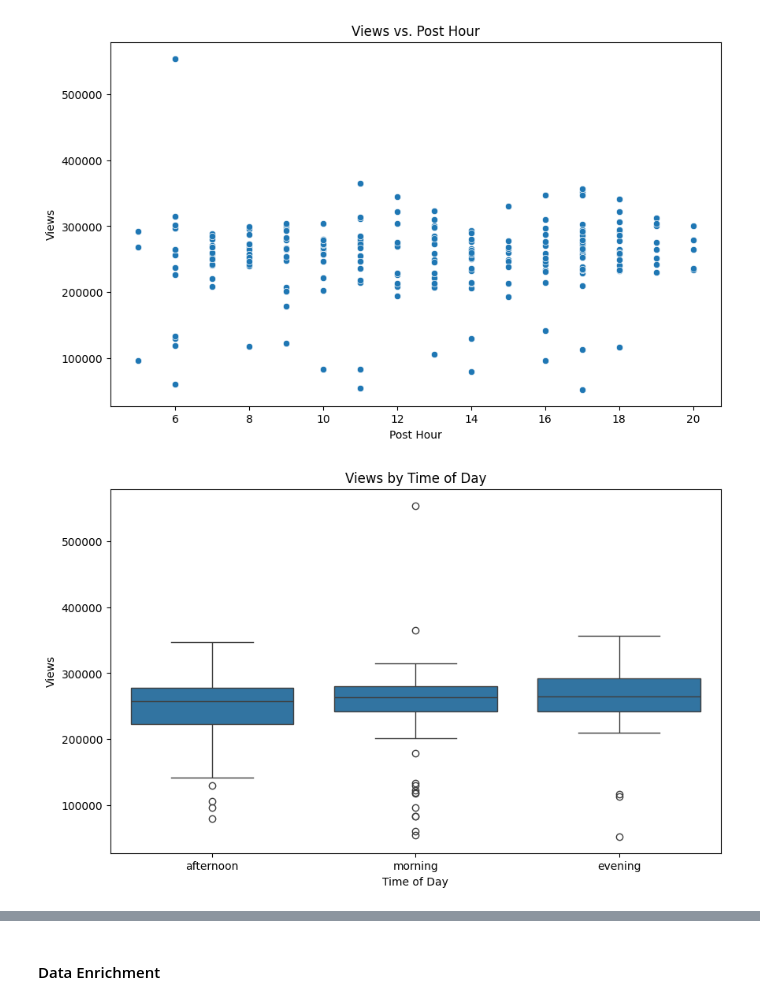
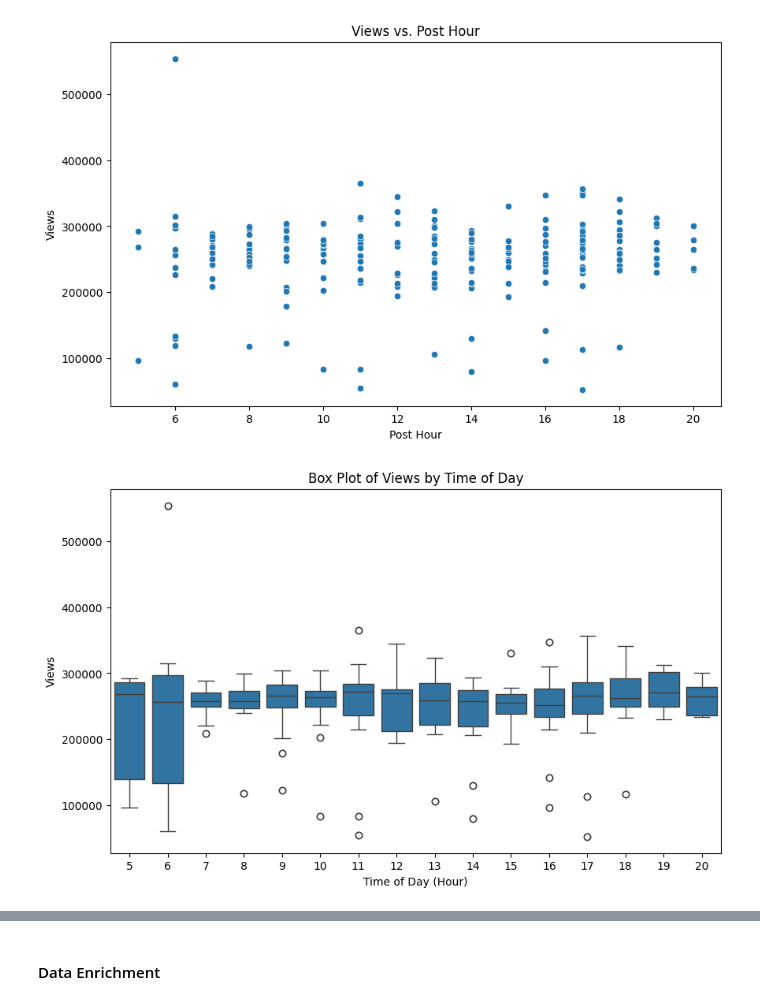
Before and after one commit to matidesalegn/Marketing-Analytics, a Jupyter notebook: notebooks/EDA.ipynb, the cells around one changed output, grey strips where cells are left out. Cells and saved outputs as stored; diff of their text form; code cells hidden in the pictures.

```diff
--- a/notebooks/EDA.ipynb
+++ b/notebooks/EDA.ipynb
@@ -39,17 +23,20 @@ Connection closed.
 db = PostgresConnection(dbname='bank', user='postgres', password='Mati@1993')
 db.connect()
 
-# Create SQL queries
-sql_query = """ SELECT * FROM public.telegram_post """
+# Create SQL queries for each table
+telegram_posts_sql_query = """ SELECT * FROM public.telegram_posts """
+google_play_reviews_sql_query = """ SELECT * FROM public.google_play_reviews """
+boa_telegram_channel_subscriber_sql_query = """ SELECT * FROM public.boa_telegram_channel_subscriber """
+google_play_downloads_sql_query = """ SELECT * FROM public.google_play_downloads """
 
-# Execute SQL query and load data into a Pandas DataFrame
-df = pd.read_sql_query(sql_query, db.conn)
+# Execute SQL queries and load data into Pandas DataFrames
+telegram_posts_df = pd.read_sql_query(telegram_posts_sql_query, db.conn)
+google_play_reviews_df = pd.read_sql_query(google_play_reviews_sql_query, db.conn)
+google_play_downloads_df = pd.read_sql_query(google_play_downloads_sql_query, db.conn)
+boa_telegram_channel_subscriber_df = pd.read_sql_query(boa_telegram_channel_subscriber_sql_query, db.conn)
 
 # Close the database connection
 db.close_connection()
-
-# Print the first few rows of the DataFrame
-print(df.head())
 # %% [output]
 Connected to PostgreSQL database!
 Connection closed.
@@ -254,15 +371,15 @@ plt.show()
 ### Bivariate Analysis
 # %%
 # Data Cleaning
-df['keyword'] = df['keyword'].fillna('unknown')
-df['views'] = pd.to_numeric(df['views'], errors='coerce').fillna(0).astype(int)
-df['date'] = pd.to_datetime(df['date'])
+telegram_posts_df['keyword'] = telegram_posts_df['keyword'].fillna('unknown')
+telegram_posts_df['views'] = pd.to_numeric(telegram_posts_df['views'], errors='coerce').fillna(0).astype(int)
+telegram_posts_df['date'] = pd.to_datetime(telegram_posts_df['date'])
 
 # Convert 'post_hour' to datetime and extract hour
-df['post_hour'] = pd.to_datetime(df['post_hour'], format='%H:%M:%S', errors='coerce')
-df['hour'] = df['post_hour'].dt.hour
+telegram_posts_df['post_hour'] = pd.to_datetime(telegram_posts_df['post_hour'], format='%H:%M:%S', errors='coerce')
+telegram_posts_df['hour'] = telegram_posts_df['post_hour'].dt.hour
 
-print("Cleaned Data:\n", df.head())
-print(df.info())
+print("Cleaned Data:\n", telegram_posts_df.head())
+print(telegram_posts_df.info())
 # %% [output]
 Cleaned Data:
@@ -293,12 +410,12 @@ plt.show()
 # %% [output]
 [figure]
 # %%
-# Box plot of views by time_of_day
+# Create the box plot
 plt.figure(figsize=(10, 6))
-sns.boxplot(x='time_of_day', y='views', data=df)
-plt.title('Views by Time of Day')
-plt.xlabel('Time of Day')
+sns.boxplot(x='hour', y='views', data=telegram_posts_df)
+plt.title('Box Plot of Views by Time of Day')
+plt.xlabel('Time of Day (Hour)')
 plt.ylabel('Views')
 plt.show()
 # %% [output]
-[figure, old version]
+[figure, new version]
```
Also changed, not shown: parts of 57 cells of this notebook, 4 other files.
